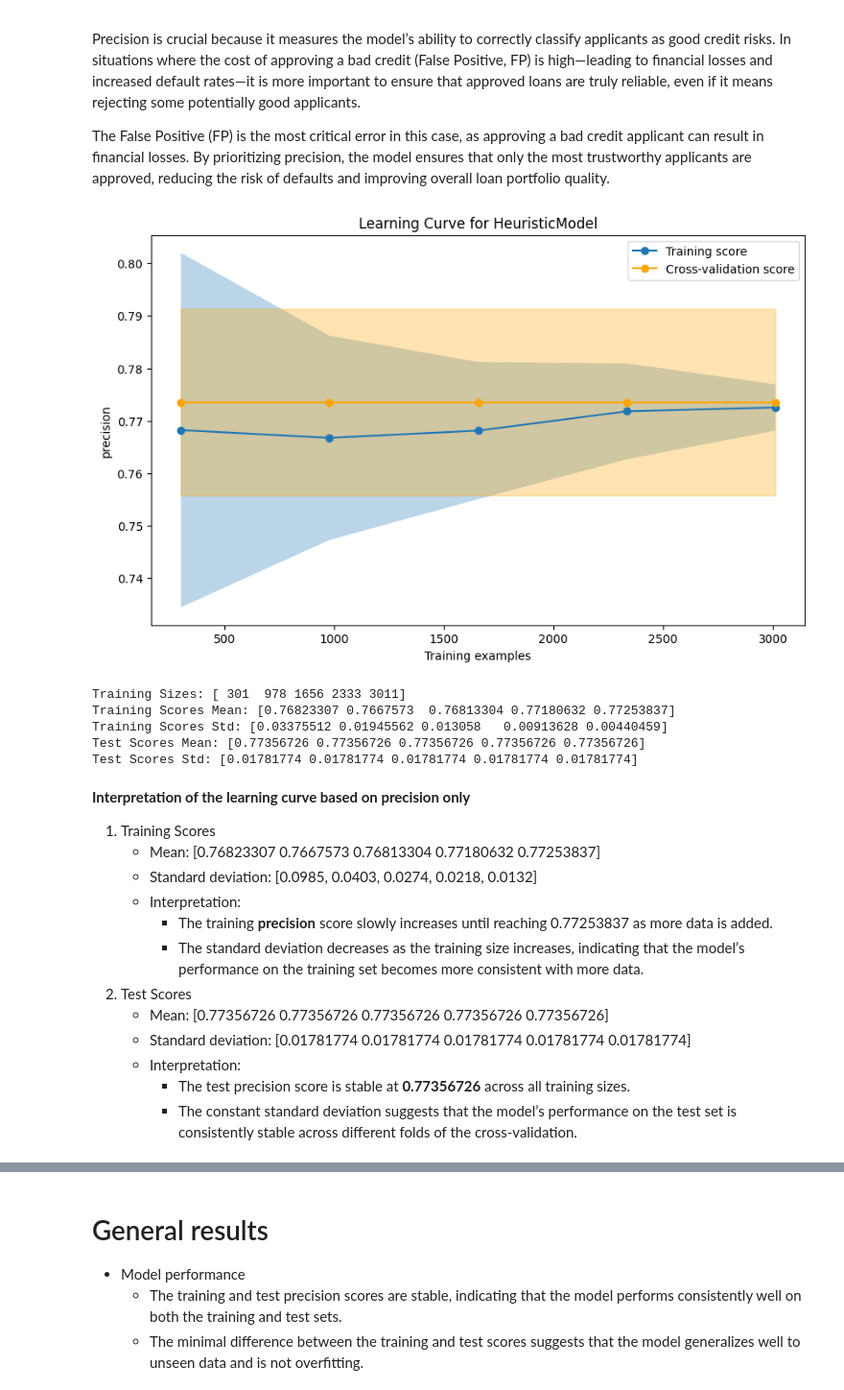
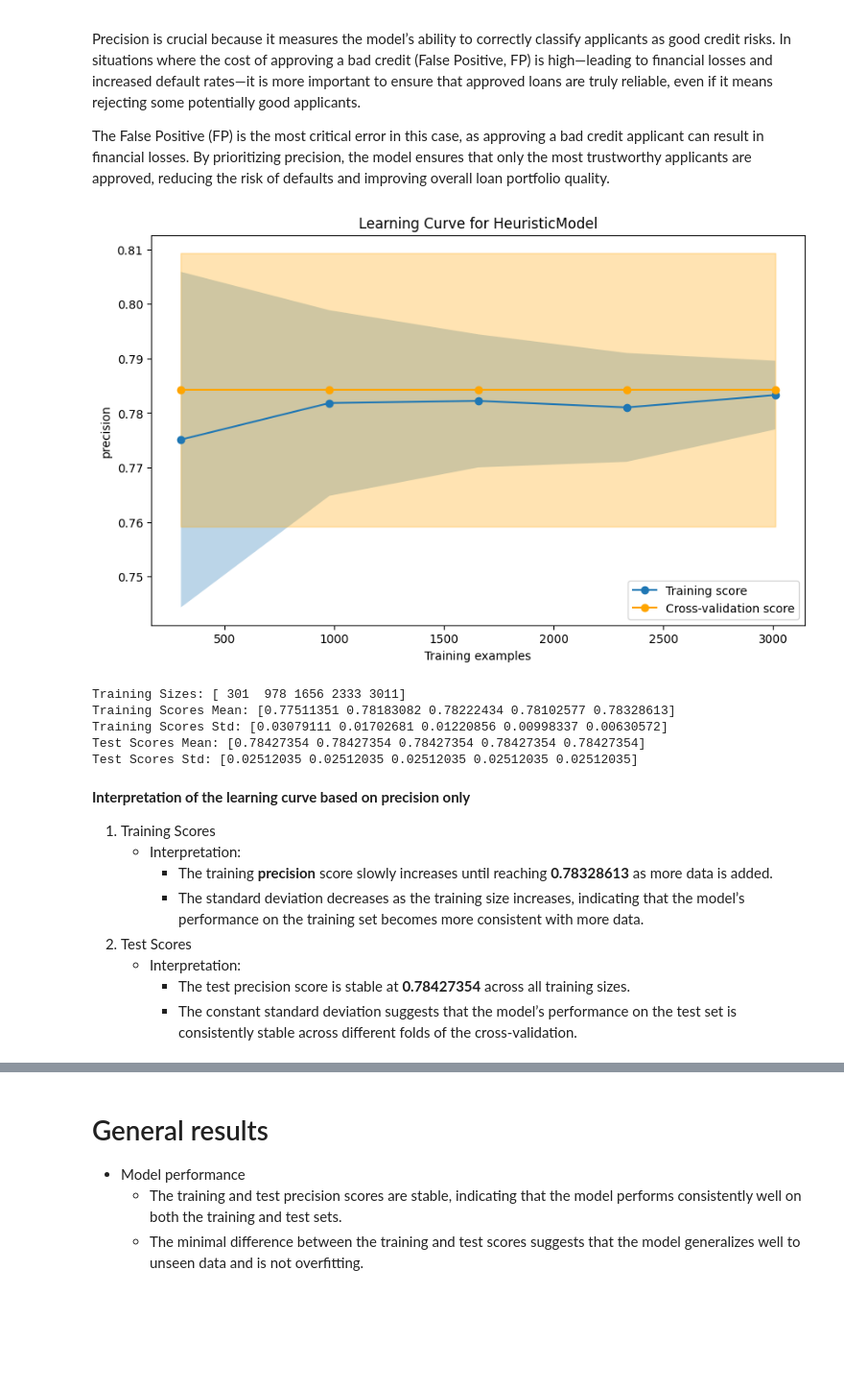
Before and after one commit to spuertaf2002/german-credit, a Jupyter notebook: notebooks/baseline_model.ipynb, the cells around one changed output, grey strips where cells are left out. Shown at 96% size. Drawn from its saved outputs; the diff is of its cells as text; code cells hidden in the pictures; blank space fills up the shorter version.

Commit message:
fix: Implemented undersampling to balance the target class

```diff
--- a/notebooks/baseline_model.ipynb
+++ b/notebooks/baseline_model.ipynb
@@ -141,8 +144,11 @@ class HeuristicModel(BaseEstimator, ClassifierMixin):
 model = HeuristicModel()
 scoring_metrics = ["accuracy", "f1", "precision", "recall"]
 fold = StratifiedKFold(n_splits=10)  # better for classification, mantains classes proportion in each fold
-model_pipe = Pipeline(steps=[("preprocessor", preprocessor), ("model", model)])
-
+model_pipe = ImbPipeline(steps=[
+    ("preprocessor", preprocessor),
+    ("undersampling", RandomUnderSampler(random_state=42)),
+    ("model", model)
+])
 cv_results = {}
 train_results = {}
 
@@ -282,7 +261,11 @@ The False Positive (FP) is the most critical error in this case, as approving a
 # %%
 # Define pipeline = preprocessor + model
 model = HeuristicModel()
-model_pipe = Pipeline(steps=[("preprocessor", preprocessor), ("model", model)])
+model_pipe = ImbPipeline(steps=[
+    ("preprocessor", preprocessor),
+    ("undersampling", RandomUnderSampler(random_state=42)),
+    ("model", model)
+])
 
 # Parameters for the learning curve
 common_params = {
@@ -311,52 +294,48 @@ test_std = np.std(test_scores, axis=1)
 fit_times_mean = np.mean(fit_times, axis=1)
 fit_times_std = np.std(fit_times, axis=1)
 score_times_mean = np.mean(score_times, axis=1)
 score_times_std = np.std(score_times, axis=1)
 
 # Plot the learning curve
 fig, ax = plt.subplots(nrows=1, ncols=1, figsize=(10, 6), sharey=True)
 ax.plot(train_sizes, train_mean, "o-", label="Training score")
 ax.plot(train_sizes, test_mean, "o-", color="orange", label="Cross-validation score")
 ax.fill_between(train_sizes, train_mean - train_std, train_mean + train_std, alpha=0.3)
 ax.fill_between(
     train_sizes, test_mean - test_std, test_mean + test_std, alpha=0.3, color="orange"
 )
 
 # Configure the title and labels
 ax.set_title(f"Learning Curve for {model.__class__.__name__}")
 ax.set_xlabel("Training examples")
 ax.set_ylabel(scoring_metric)
 ax.legend(loc="best")
 
 # Show the plot
 plt.show()
 
 # Print the values for analysis
 print("Training Sizes:", train_sizes)
 print("Training Scores Mean:", train_mean)
 print("Training Scores Std:", train_std)
 print("Test Scores Mean:", test_mean)
 print("Test Scores Std:", test_std)
 # %% [output]
-[figure, old version]
+[figure, new version]
 Training Sizes: [ 301  978 1656 2333 3011]
-Training Scores Mean: [0.76823307 0.7667573  0.76813304 0.77180632 0.77253837]
-Training Scores Std: [0.03375512 0.01945562 0.013058   0.00913628 0.00440459]
-Test Scores Mean: [0.77356726 0.77356726 0.77356726 0.77356726 0.77356726]
-Test Scores Std: [0.01781774 0.01781774 0.01781774 0.01781774 0.01781774]
+Training Scores Mean: [0.77511351 0.78183082 0.78222434 0.78102577 0.78328613]
+Training Scores Std: [0.03079111 0.01702681 0.01220856 0.00998337 0.00630572]
+Test Scores Mean: [0.78427354 0.78427354 0.78427354 0.78427354 0.78427354]
+Test Scores Std: [0.02512035 0.02512035 0.02512035 0.02512035 0.02512035]
 # %% [markdown]
 **Interpretation of the learning curve based on precision only**
 1. Training Scores
-   - Mean: [0.76823307 0.7667573  0.76813304 0.77180632 0.77253837]
-   - Standard deviation: [0.0985, 0.0403, 0.0274, 0.0218, 0.0132]
    - Interpretation:
-     - The training **precision** score slowly increases until reaching 0.77253837 as more data is added.
+     - The training **precision** score slowly increases until reaching **0.78328613** as more data is added.
      - The standard deviation decreases as the training size increases, indicating that the model’s performance on the training set becomes more consistent with more data.
 2. Test Scores
-   - Mean: [0.77356726 0.77356726 0.77356726 0.77356726 0.77356726]
-   - Standard deviation: [0.01781774 0.01781774 0.01781774 0.01781774 0.01781774]
    - Interpretation:
-     - The test precision score is stable at **0.77356726** across all training sizes.
+     - The test precision score is stable at **0.78427354** across all training sizes.
      - The constant standard deviation suggests that the model’s performance on the test set is consistently stable across different folds of the cross-validation.
 # %%
 # Plot the scalability regarding fit time and score time
```
Also changed, not shown: parts of 10 cells of this notebook.
